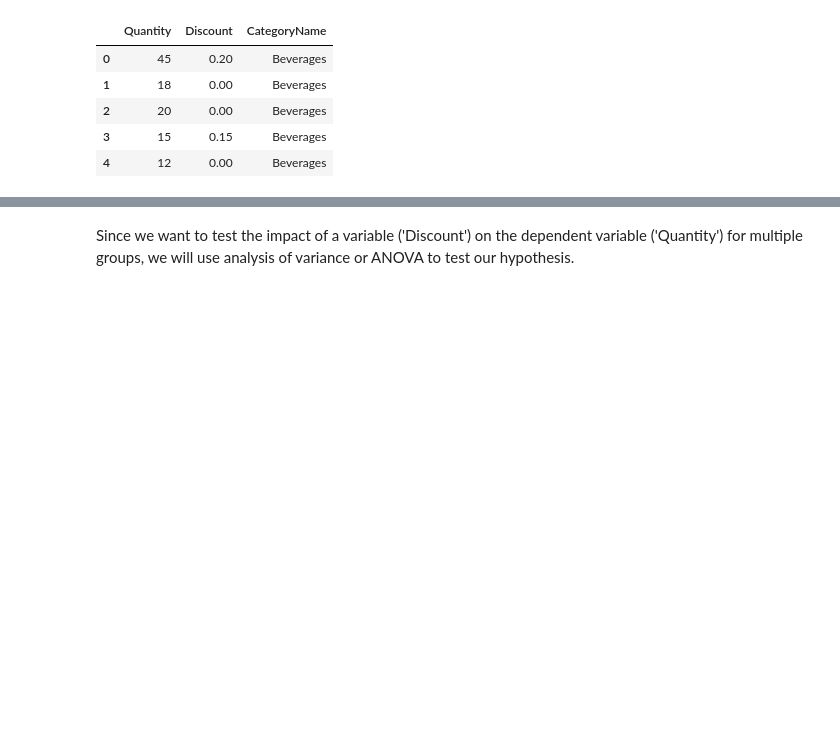
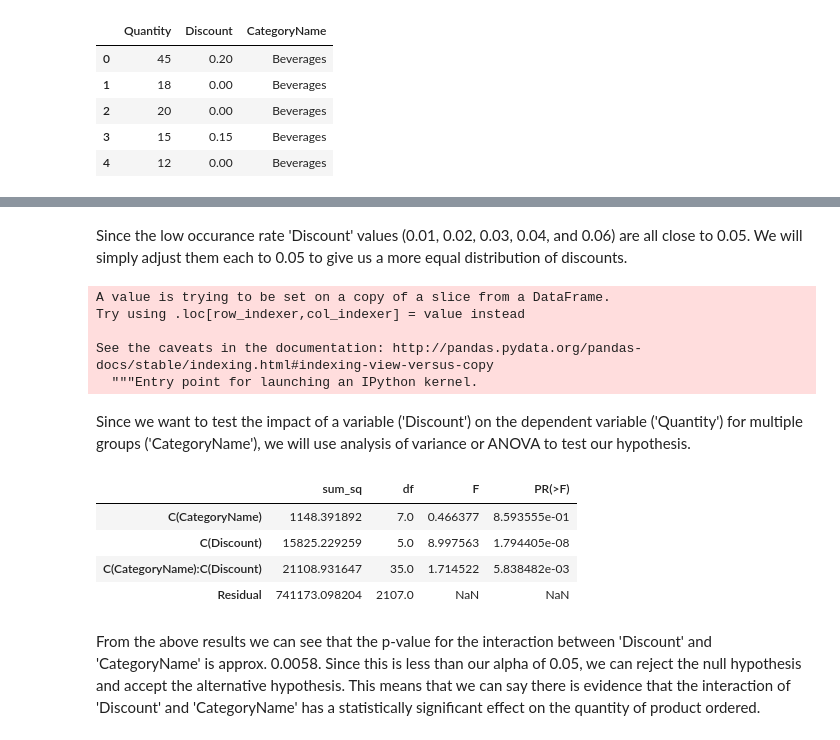
Before and after one commit to matthewsparr/Northwind-Database-Hypothesis-Testing, a Jupyter notebook: project.ipynb, the cells around one changed output, grey strips where cells are left out. Saved outputs shown, nothing was run; the diff lists cells and outputs as text; code cells hidden in the pictures; blank space fills up the shorter version.

```diff
--- a/project.ipynb
+++ b/project.ipynb
@@ -230,2 +240,25 @@ array(['Beverages', 'Condiments', 'Produce', 'Meat/Poultry', 'Seafood',
+# %% [markdown]
+Since the low occurance rate 'Discount' values (0.01, 0.02, 0.03, 0.04, and 0.06) are all close to 0.05. We will simply adjust them each to 0.05 to give us a more equal distribution of discounts.
+# %%
+q2_data['Discount'] = q2_data['Discount'].apply(lambda x: 0.05 if (x > 0 and x < 0.10) else x)
+# %% [output]
+A value is trying to be set on a copy of a slice from a DataFrame.
+Try using .loc[row_indexer,col_indexer] = value instead
+
+See the caveats in the documentation: http://pandas.pydata.org/pandas-docs/stable/indexing.html#indexing-view-versus-copy
+  """Entry point for launching an IPython kernel.
 # %% [markdown]
-Since we want to test the impact of a variable ('Discount') on the dependent variable ('Quantity') for multiple groups, we will use analysis of variance or ANOVA to test our hypothesis.
+Since we want to test the impact of a variable ('Discount') on the dependent variable ('Quantity') for multiple groups ('CategoryName'), we will use analysis of variance or ANOVA to test our hypothesis.
+# %%
+formula = 'Quantity ~ C(CategoryName)*C(Discount)'
+lm = ols(formula, q2_data).fit()
+table = sm.stats.anova_lm(lm, typ=2)
+table
+# %% [output]
+|  | sum_sq | df | F | PR(>F) |
+| C(CategoryName) | 1148.391892 | 7.0 | 0.466377 | 8.593555e-01 |
+| C(Discount) | 15825.229259 | 5.0 | 8.997563 | 1.794405e-08 |
+| C(CategoryName):C(Discount) | 21108.931647 | 35.0 | 1.714522 | 5.838482e-03 |
+| Residual | 741173.098204 | 2107.0 | NaN | NaN |
+# %% [markdown]
+From the above results we can see that the p-value for the interaction between 'Discount' and 'CategoryName' is approx. 0.0058. Since this is less than our alpha of 0.05, we can reject the null hypothesis and accept the alternative hypothesis. This means that we can say there is evidence that the interaction of 'Discount' and 'CategoryName' has a statistically significant effect on the quantity of product ordered.
```
Also changed, not shown: parts of 52 cells of this notebook.
